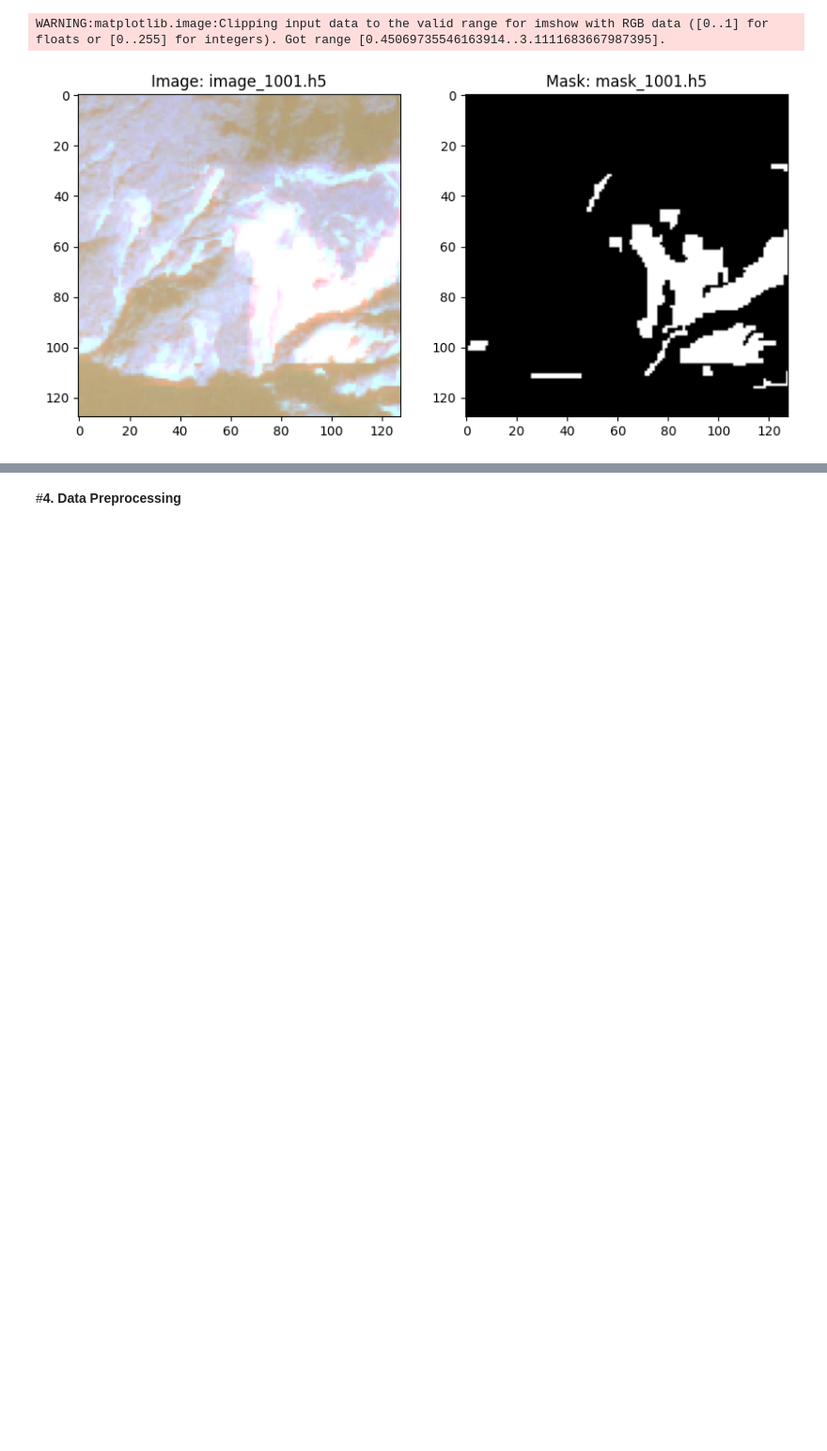
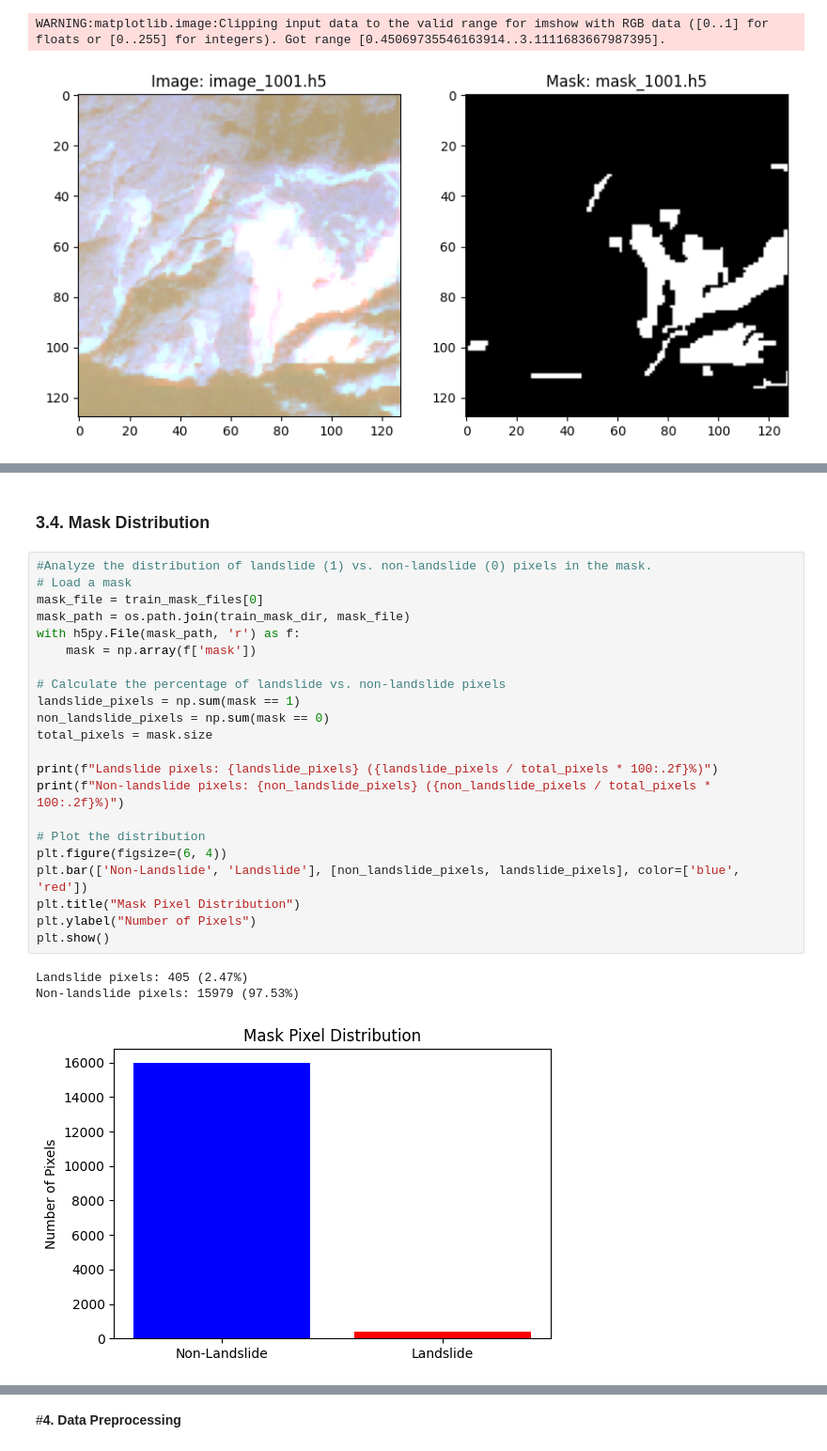
Before and after one commit to aminbrahmi/FARMWISE, a Jupyter notebook: Land_slide_Detection.ipynb, the cells around one changed output, grey strips where cells are left out. Shown at 94% size. Cells and saved outputs as stored; diff of their text form; blank space fills up the shorter version.

```diff
--- a/Land_slide_Detection.ipynb
+++ b/Land_slide_Detection.ipynb
@@ -173,0 +194,28 @@ WARNING:matplotlib.image:Clipping input data to the valid range for imshow with
+# %% [markdown]
+### **3.4. Mask Distribution**
+# %%
+#Analyze the distribution of landslide (1) vs. non-landslide (0) pixels in the mask.
+# Load a mask
+mask_file = train_mask_files[0]
+mask_path = os.path.join(train_mask_dir, mask_file)
+with h5py.File(mask_path, 'r') as f:
+    mask = np.array(f['mask'])
+
+# Calculate the percentage of landslide vs. non-landslide pixels
+landslide_pixels = np.sum(mask == 1)
+non_landslide_pixels = np.sum(mask == 0)
+total_pixels = mask.size
+
+print(f"Landslide pixels: {landslide_pixels} ({landslide_pixels / total_pixels * 100:.2f}%)")
+print(f"Non-landslide pixels: {non_landslide_pixels} ({non_landslide_pixels / total_pixels * 100:.2f}%)")
+
+# Plot the distribution
+plt.figure(figsize=(6, 4))
+plt.bar(['Non-Landslide', 'Landslide'], [non_landslide_pixels, landslide_pixels], color=['blue', 'red'])
+plt.title("Mask Pixel Distribution")
+plt.ylabel("Number of Pixels")
+plt.show()
+# %% [output]
+Landslide pixels: 405 (2.47%)
+Non-landslide pixels: 15979 (97.53%)
+[figure, added]
```
Also changed, not shown: parts of 5 cells of this notebook.
